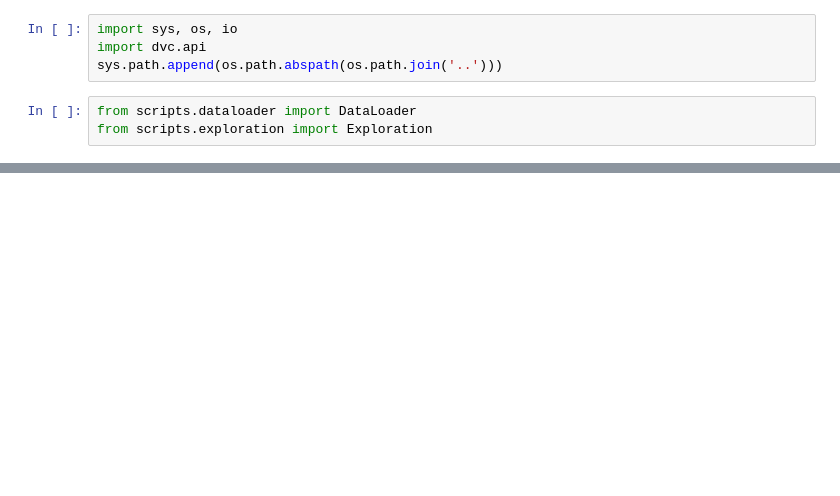
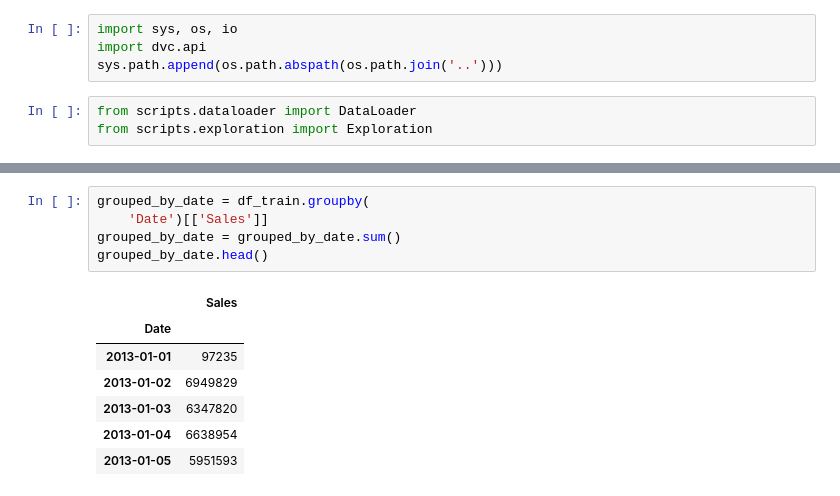
Before and after one commit to Haylemicheal/Pharmaceutical-Sales-Prediction, a Jupyter notebook: notebooks/EDA.ipynb, the cells around one changed output, grey strips where cells are left out. Saved outputs shown, nothing was run; the diff lists cells and outputs as text; blank space fills up the shorter version.

```diff
--- a/notebooks/EDA.ipynb
+++ b/notebooks/EDA.ipynb
@@ -72,0 +64,13 @@ Fortunatly, We don't have a missing value in the training csv file
+# %%
+grouped_by_date = df_train.groupby(
+    'Date')[['Sales']]
+grouped_by_date = grouped_by_date.sum()
+grouped_by_date.head()
+# %% [output]
+|  | Sales |
+| Date |  |
+| 2013-01-01 | 97235 |
+| 2013-01-02 | 6949829 |
+| 2013-01-03 | 6347820 |
+| 2013-01-04 | 6638954 |
+| 2013-01-05 | 5951593 |
```
Also changed, not shown: parts of 27 cells of this notebook, 1 other file.
